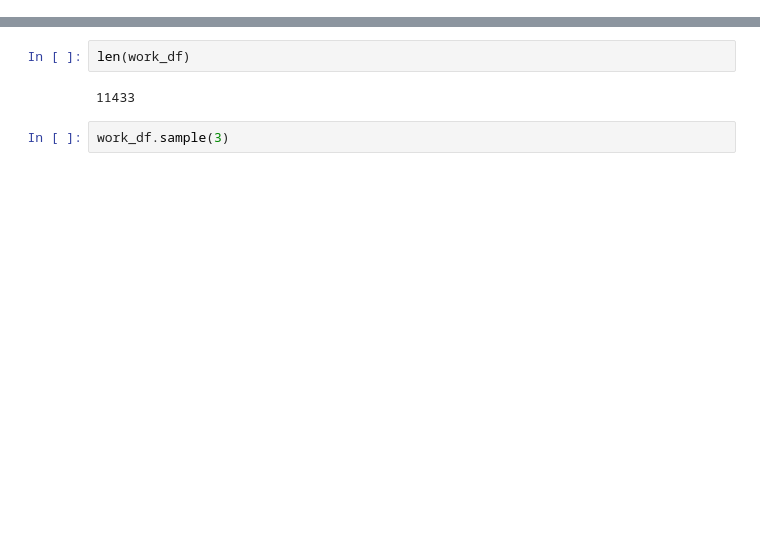
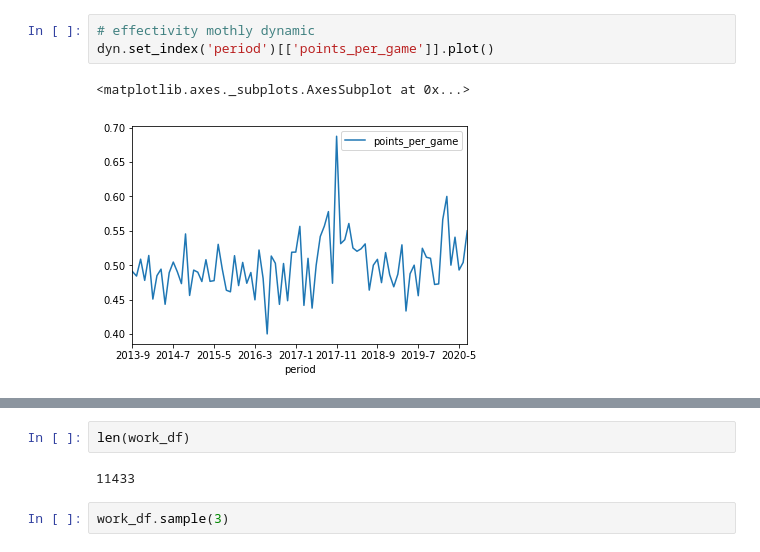
Before and after one commit to rosolimo212/chesscom, a Jupyter notebook: Current_user_forec.ipynb, the cells around one changed output, grey strips where cells are left out. Saved outputs shown, nothing was run; the diff lists cells and outputs as text; blank space fills up the shorter version.

```diff
--- a/Current_user_forec.ipynb
+++ b/Current_user_forec.ipynb
@@ -274,0 +104,6 @@ df[0:3]
+# %%
+# effectivity mothly dynamic
+dyn.set_index('period')[['points_per_game']].plot()
+# %% [output]
+<matplotlib.axes._subplots.AxesSubplot at 0x...>
+[figure, added]
```
Also changed, not shown: parts of 72 cells of this notebook.
